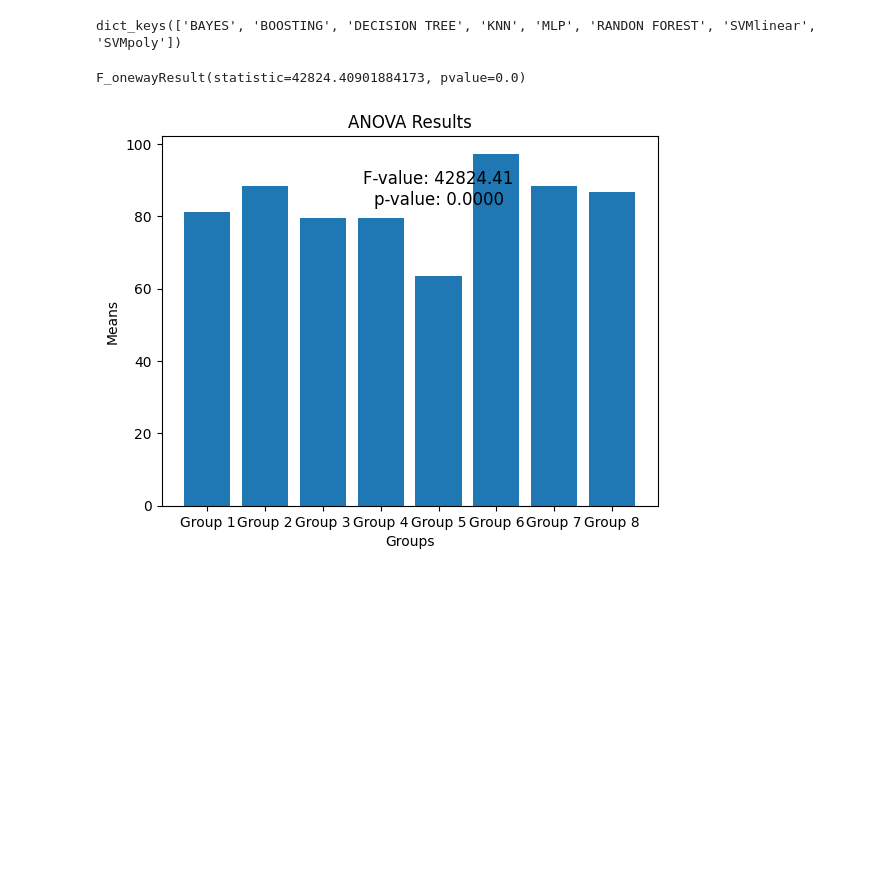
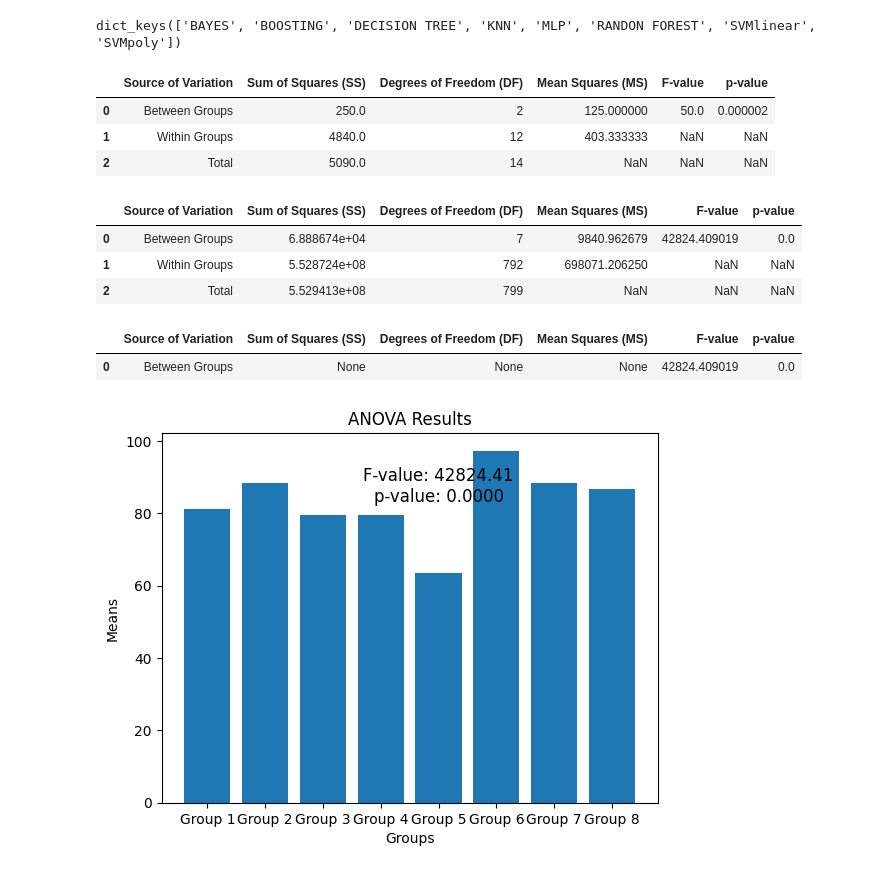
Before and after one commit to leandrobmarinho/statistical-tests, a Jupyter notebook: notebook/statistical_tests.ipynb, the cells around one changed output. Saved outputs shown, nothing was run; the diff lists cells and outputs as text; code cells hidden in the pictures; blank space fills up the shorter version.

```diff
--- a/notebook/statistical_tests.ipynb
+++ b/notebook/statistical_tests.ipynb
@@ -61,9 +65,76 @@ grousp_clf.groups.keys()
 # %% [output]
 dict_keys(['BAYES', 'BOOSTING', 'DECISION TREE', 'KNN', 'MLP', 'RANDON FOREST', 'SVMlinear', 'SVMpoly'])
 # %%
-f_oneway(*(grousp_clf.get_group(group)['Test accuracy'] for group in grousp_clf.groups.keys()))
+f_value, p_value = f_oneway(*(grousp_clf.get_group(group)['Test accuracy'] for group in grousp_clf.groups.keys()))
-# %% [output]
-F_onewayResult(statistic=42824.40901884173, pvalue=0.0)
+# %%
+import pandas as pd
+from scipy.stats import f_oneway
+
+def one_way_anova(*groups):
+    # Perform one-way ANOVA
+    f_value, p_value = f_oneway(*groups)
+
+    # Calculate SS, DF, and MS
+    n_groups = len(groups)
+    total_ss = sum(sum(group) ** 2 for group in groups) - sum(sum(group) for group in groups) ** 2 / sum(len(group) for group in groups)
+    ss_between = sum(sum(group) ** 2 / len(group) for group in groups) - sum(sum(group) for group in groups) ** 2 / sum(len(group) for group in groups)
+    ss_within = total_ss - ss_between
+    df_between = n_groups - 1
+    df_within = sum(len(group) for group in groups) - n_groups
+    ms_between = ss_between / df_between
+    ms_within = ss_within / df_within
+
+    # Create a DataFrame to store the results
+    results_df = pd.DataFrame({
+        'Source of Variation': ['Between Groups', 'Within Groups', 'Total'],
+        'Sum of Squares (SS)': [ss_between, ss_within, total_ss],
+        'Degrees of Freedom (DF)': [df_between, df_within, df_between + df_within],
+        'Mean Squares (MS)': [ms_between, ms_within, None],
+        'F-value': [f_value, None, None],
+        'p-value': [p_value, None, None]
+    })
+
+    return results_df
+
+# Sample data
+group1 = [1, 2, 3, 4, 5]
+group2 = [6, 7, 8, 9, 10]
+group3 = [11, 12, 13, 14, 15]
+
+# Perform one-way ANOVA with variable number of groups
+anova_results = one_way_anova(group1, group2, group3)
+
+# Display the results
+anova_results
+# %% [output]
+|  | Source of Variation | Sum of Squares (SS) | Degrees of Freedom (DF) | Mean Squares (MS) | F-value | p-value |
+| 0 | Between Groups | 250.0 | 2 | 125.000000 | 50.0 | 0.000002 |
+| 1 | Within Groups | 4840.0 | 12 | 403.333333 | NaN | NaN |
+| 2 | Total | 5090.0 | 14 | NaN | NaN | NaN |
+# %%
+anova_results = one_way_anova(*(grousp_clf.get_group(group)['Test accuracy'] for group in grousp_clf.groups.keys()))
+anova_results
+# %% [output]
+|  | Source of Variation | Sum of Squares (SS) | Degrees of Freedom (DF) | Mean Squares (MS) | F-value | p-value |
+| 0 | Between Groups | 6.888674e+04 | 7 | 9840.962679 | 42824.409019 | 0.0 |
+| 1 | Within Groups | 5.528724e+08 | 792 | 698071.206250 | NaN | NaN |
+| 2 | Total | 5.529413e+08 | 799 | NaN | NaN | NaN |
+# %%
+# Create a DataFrame to store the results
+results_df = pd.DataFrame({
+    'Source of Variation': ['Between Groups'],
+    'Sum of Squares (SS)': [None],
+    'Degrees of Freedom (DF)': [None],
+    'Mean Squares (MS)': [None],
+    'F-value': [f_value],
+    'p-value': [p_value]
+})
+
+# Display the results
+results_df
+# %% [output]
+|  | Source of Variation | Sum of Squares (SS) | Degrees of Freedom (DF) | Mean Squares (MS) | F-value | p-value |
+| 0 | Between Groups | None | None | None | 42824.409019 | 0.0 |
 # %%
 def plot_anova_results(*groups):
     # Perform one-way ANOVA
```
Also changed, not shown: parts of 13 cells of this notebook, 33 other files.
